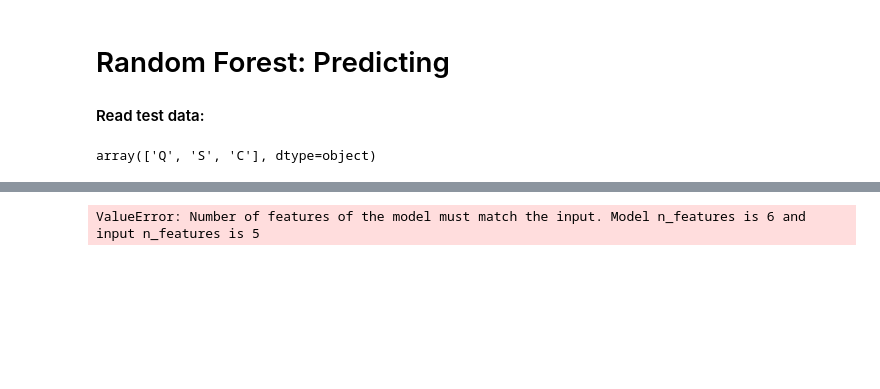
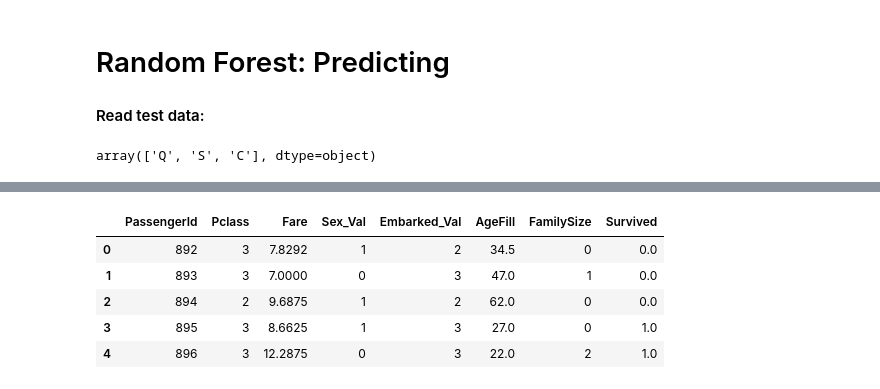
Before and after one commit to MhmdRyhn/kaggle_challenges, a Jupyter notebook: titanic/titanic.ipynb, the cells around one changed output, grey strips where cells are left out. Saved outputs shown, nothing was run; the diff lists cells and outputs as text; code cells hidden in the pictures; blank space fills up the shorter version.

Commit message:
predicted titanic passenger is_survived from test data

```diff
--- a/titanic/titanic.ipynb
+++ b/titanic/titanic.ipynb
@@ -629,10 +629,24 @@ def clean_data(df, drop_passenger_id):
         df['Embarked'] = df['Embarked'].replace(np.nan, 'S')
 
     # Find the unique Embarked values
-    embarked_locs = sorted(df['Sex'].unique())
+    embarked_locs = sorted(df['Embarked'].unique())
 
     # Generate a mapping of Embarked from a string to a number representation
-    embarked_locs_mapping = dict(zip(embarked_locs, range(0, len(embarked_locs) + 1)))
+    embarked_locs_mapping = dict(zip(embarked_locs, range(1, len(embarked_locs) + 1)))
+
+    df['Embarked_Val'] = df['Embarked'].map(
+        embarked_locs_mapping).astype(int)
+
+#     # Transform Embarked from a string to dummy variables
+#     df = pd.concat([df, pd.get_dummies(df['Embarked'], prefix='Embarked_Val')], axis=1)
+
+#     # Fill in missing values of Embarked
+#     # Since the vast majority of passengers embarked in 'S': 3,
+#     # we assign the missing values in Embarked to 'S':
+#     if len(df[df['Embarked'].isnull()] > 0):
+#         df.replace({'Embarked_Val': {
+#                     embarked_locs_mapping[nan] : embarked_locs_mapping['S']
+#         }},inplace=True)
 
     # Fill in missing values of Fare with the average Fare
     if len(df[df['Fare'].isnull()]) > 0:
@@ -716,8 +754,16 @@ array([[8.92000e+02, 3.00000e+00, 7.82920e+00, 1.00000e+00, 3.45000e+01,
 # %%
-# Get the features, skip the PassengerID
+# Get the test data features, skipping the first column 'PassengerId'
 test_x = test_data[:, 1:]
 
-# Predict the survival value for test data
+# Predict the Survival values for the test data
 test_y = clf.predict(test_x)
-# %% [output]
-ValueError: Number of features of the model must match the input. Model n_features is 6 and input n_features is 5
+# %%
+df_test['Survived'] = test_y
+df_test.head()
+# %% [output]
+|  | PassengerId | Pclass | Fare | Sex_Val | Embarked_Val | AgeFill | FamilySize | Survived |
+| 0 | 892 | 3 | 7.8292 | 1 | 2 | 34.5 | 0 | 0.0 |
+| 1 | 893 | 3 | 7.0000 | 0 | 3 | 47.0 | 1 | 0.0 |
+| 2 | 894 | 2 | 9.6875 | 1 | 2 | 62.0 | 0 | 0.0 |
+| 3 | 895 | 3 | 8.6625 | 1 | 3 | 27.0 | 0 | 1.0 |
+| 4 | 896 | 3 | 12.2875 | 0 | 3 | 22.0 | 2 | 1.0 |
```
Also changed, not shown: parts of 12 cells of this notebook, 1 other file.
